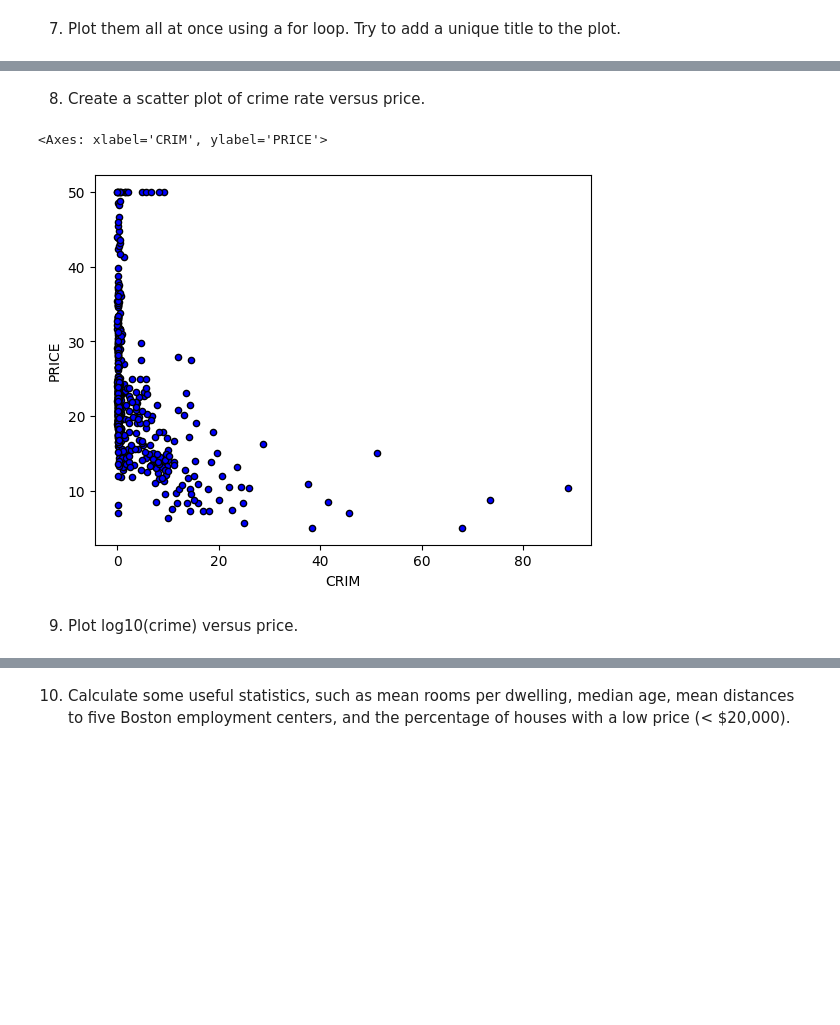
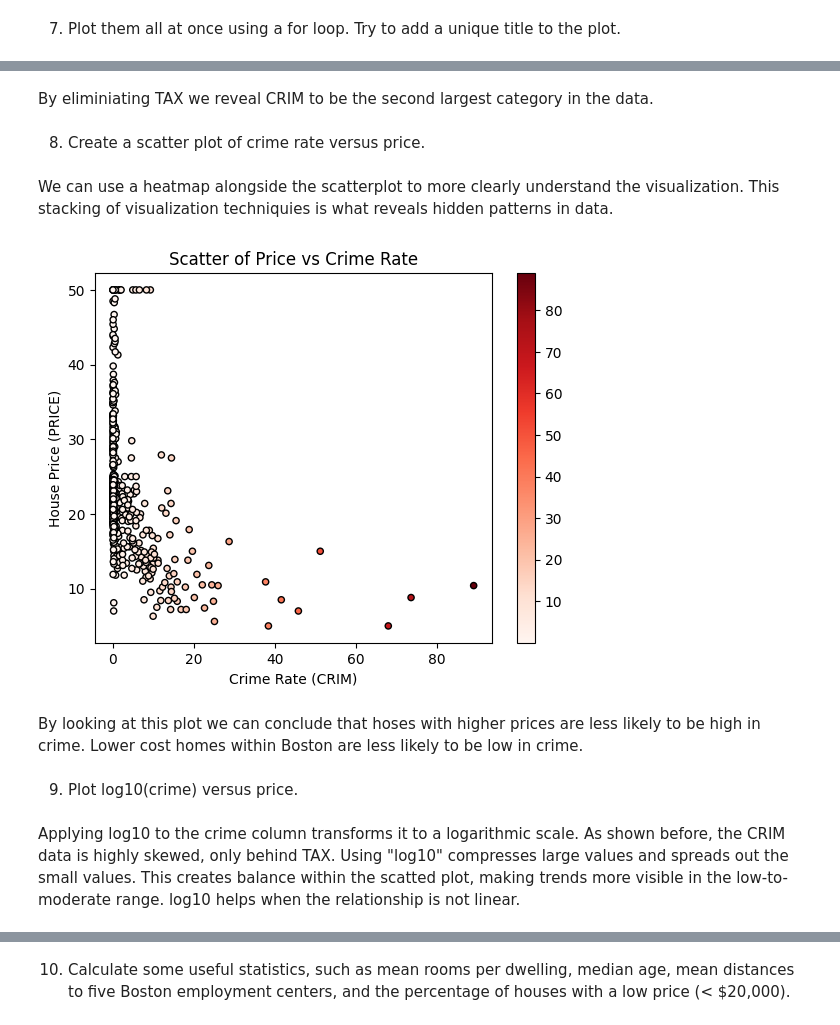
Before and after one commit to jsbwxyz/DSC540, a Jupyter notebook: Weeks3&4-Assignment.ipynb, the cells around one changed output, grey strips where cells are left out. Cells and saved outputs as stored; diff of their text form; code cells hidden in the pictures; blank space fills up the shorter version.

```diff
--- a/Weeks3&4-Assignment.ipynb
+++ b/Weeks3&4-Assignment.ipynb
@@ -17,6 +19,8 @@ local directory.
 # %%
-# Use .read_csv() to read in Boston_housing.csv
-housing_df = pd.read_csv("Boston_housing.csv")
+# use .read_csv() to read in Boston_housing.csv
+housing_df = pd.read_csv(
+    "https://raw.githubusercontent.com/PacktWorkshops/The-Data-Wrangling-Workshop/master/Chapter03/datasets/Boston_housing.csv"
+)
 # housing_df
 # %% [markdown]
 3. Check the first 10 records. Find the total number of records.
@@ -96,13 +127,32 @@ for col in f_housing.columns:
+# %% [markdown]
+By eliminiating TAX we reveal CRIM to be the second largest category in the data.
 # %% [markdown]
 8. Create a scatter plot of crime rate versus price.
+# %% [markdown]
+We can use a heatmap alongside the scatterplot to more clearly understand the visualization. This stacking of visualization techniquies is what reveals hidden patterns in data.
 # %%
-# Using .scatter() on the two variables
-f_housing.plot.scatter('CRIM', 'PRICE', c='blue', edgecolor='k')
+import matplotlib.pyplot as plt
+
+ax = f_housing.plot.scatter(
+    x='CRIM',
+    y='PRICE',
+    c=f_housing['CRIM'],  # color based on CRIM values
+    cmap='Reds',           # color map
+    edgecolor='k'
+)
+
+ax.set_xlabel('Crime Rate (CRIM)')
+ax.set_ylabel('House Price (PRICE)')
+ax.set_title('Scatter of Price vs Crime Rate')
+plt.show()
 # %% [output]
-<Axes: xlabel='CRIM', ylabel='PRICE'>
-[figure, old version]
+[figure, new version]
+# %% [markdown]
+By looking at this plot we can conclude that hoses with higher prices are less likely to be high in crime. Lower cost homes within Boston are less likely to be low in crime.
 # %% [markdown]
 9. Plot log10(crime) versus price.
+# %% [markdown]
+Applying log10 to the crime column transforms it to a logarithmic scale. As shown before, the CRIM data is highly skewed, only behind TAX. Using "log10" compresses large values and spreads out the small values. This creates balance within the scatted plot, making trends more visible in the low-to-moderate range. log10 helps when the relationship is not linear.
 # %%
 # Using scatter() on fhousing
 
```
Also changed, not shown: parts of 71 cells of this notebook, 4 other files.
